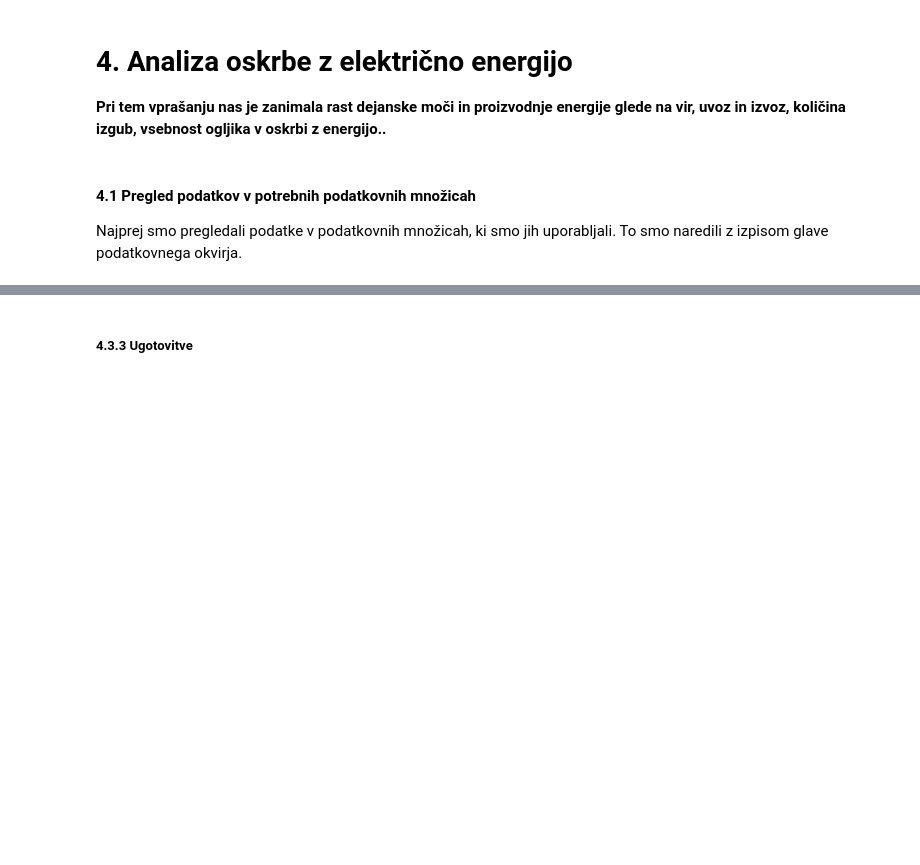
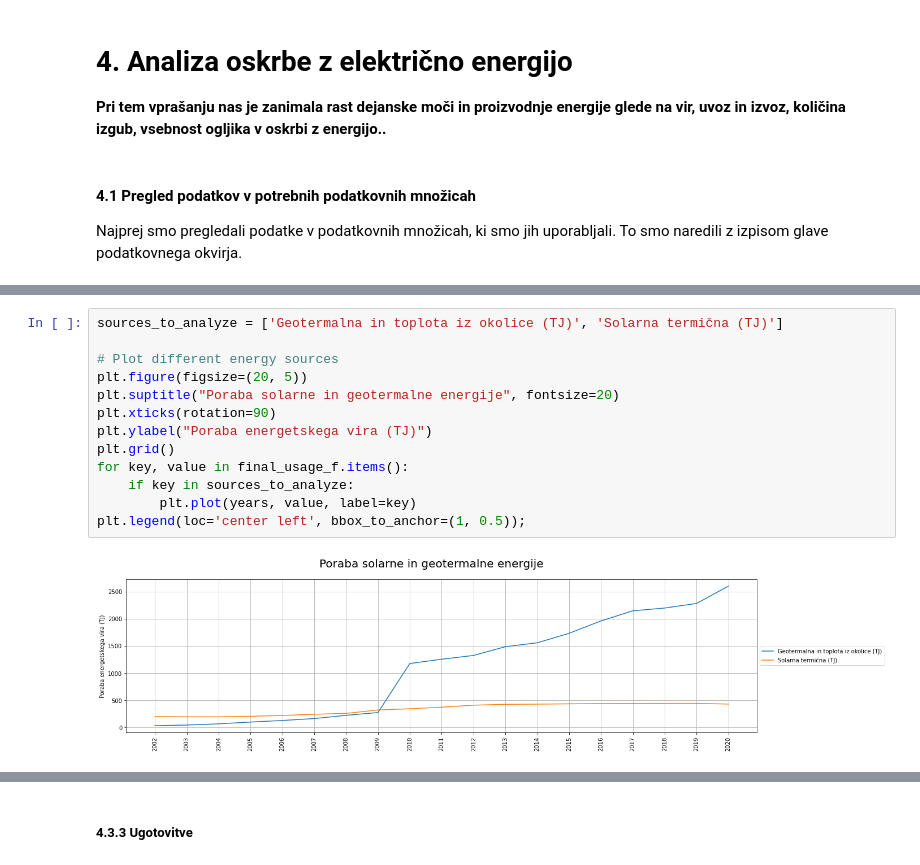
Before and after one commit to cugalord/PR21_NVZ-LS-BK-NZ, a Jupyter notebook: src/energy_production_analysis.ipynb, the cells around one changed output, grey strips where cells are left out. Drawn from its saved outputs; the diff is of its cells as text; blank space fills up the shorter version.

```diff
--- a/src/energy_production_analysis.ipynb
+++ b/src/energy_production_analysis.ipynb
@@ -16,0 +172,15 @@ Najprej smo pregledali podatke v podatkovnih množicah, ki smo jih uporabljali.
+# %%
+sources_to_analyze = ['Geotermalna in toplota iz okolice (TJ)', 'Solarna termična (TJ)']
+
+# Plot different energy sources
+plt.figure(figsize=(20, 5))
+plt.suptitle("Poraba solarne in geotermalne energije", fontsize=20)
+plt.xticks(rotation=90)
+plt.ylabel("Poraba energetskega vira (TJ)")
+plt.grid()
+for key, value in final_usage_f.items():
+    if key in sources_to_analyze:
+        plt.plot(years, value, label=key)
+plt.legend(loc='center left', bbox_to_anchor=(1, 0.5));
+# %% [output]
+[figure, added]
```
Also changed, not shown: parts of 19 cells of this notebook, 1 other file.
